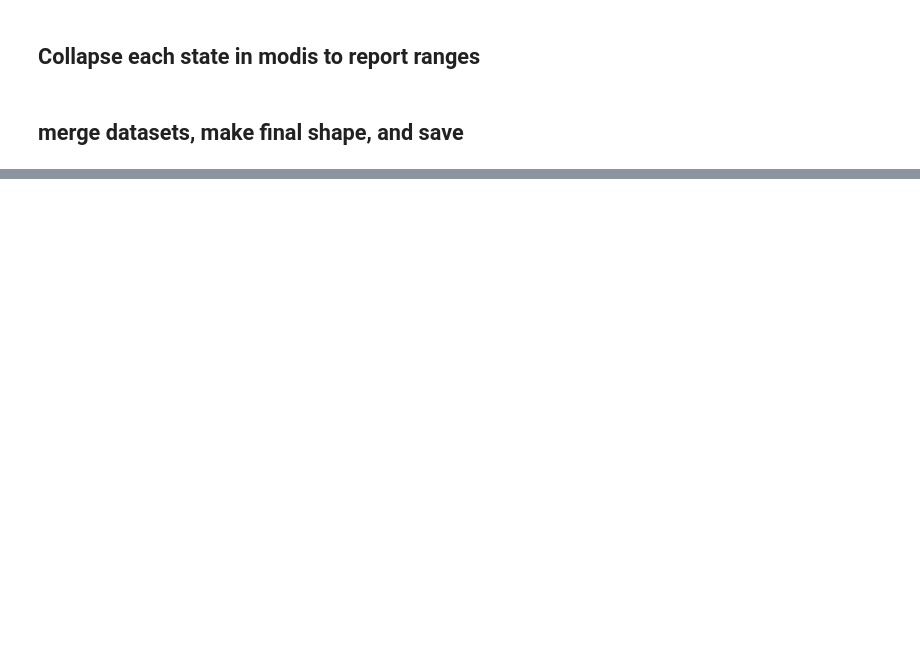
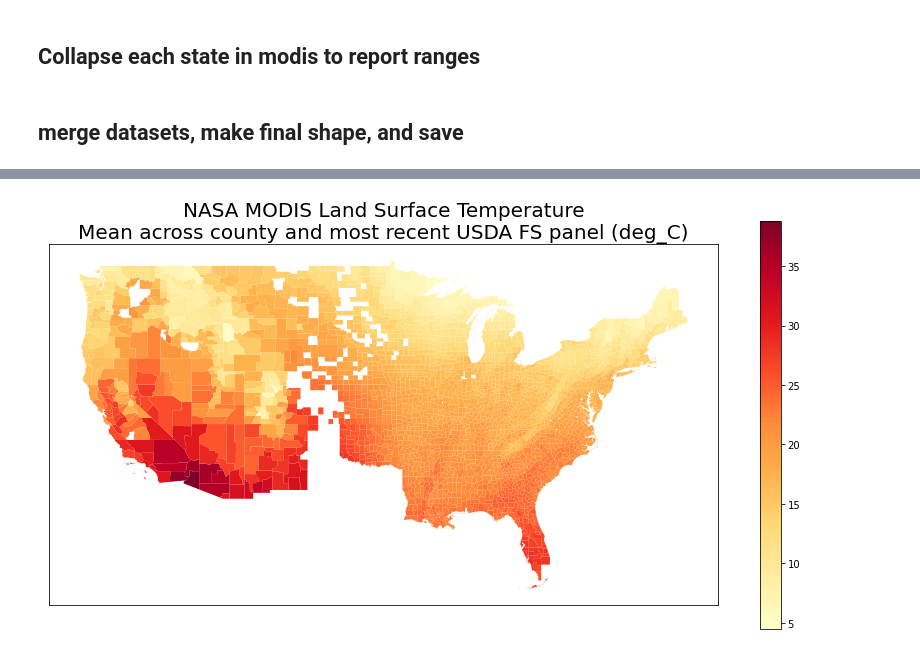
Before and after one commit to etrieschman/forest-biomass-modeling, a Jupyter notebook: notebooks/create_analytical_dataset.ipynb, the cells around one changed output, grey strips where cells are left out. Cells and saved outputs as stored; diff of their text form; code cells hidden in the pictures; blank space fills up the shorter version.

```diff
--- a/notebooks/create_analytical_dataset.ipynb
+++ b/notebooks/create_analytical_dataset.ipynb
@@ -112,0 +139,14 @@ df_w.to_csv(filepath, index=False)
+# %%
+title = 'NASA MODIS Land Surface Temperature\nMean across county and most recent USDA FS panel (deg_C)'
+gdf = county_fs.loc[county_fs.last_report]
+value_col = 'lst_prop_mean_mean'
+gdf.loc[:, value_col] = gdf.loc[:, value_col] * 0.02 - 273.15 # https://lpdaac.usgs.gov/products/mod11c3v006/
+
+fig, ax = plt.subplots(figsize=(15, 15))
+gdf.plot(ax=ax, column=value_col, legend=True, legend_kwds={'shrink': 0.5}, cmap='YlOrRd') # https://matplotlib.org/2.0.2/users/colormaps.html
+ax.get_yaxis().set_visible(False)
+ax.get_xaxis().set_visible(False)
+plt.title(title)
+plt.show()
+# %% [output]
+[figure, added]
```
Also changed, not shown: parts of 15 cells of this notebook, 13 other files.
